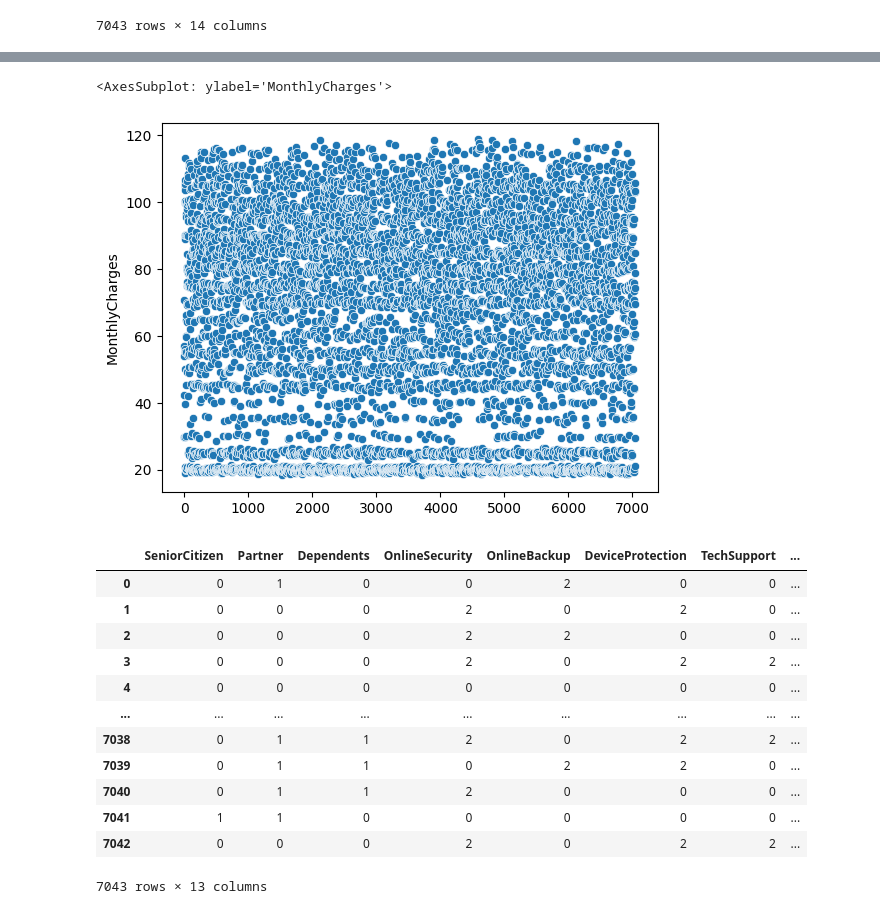
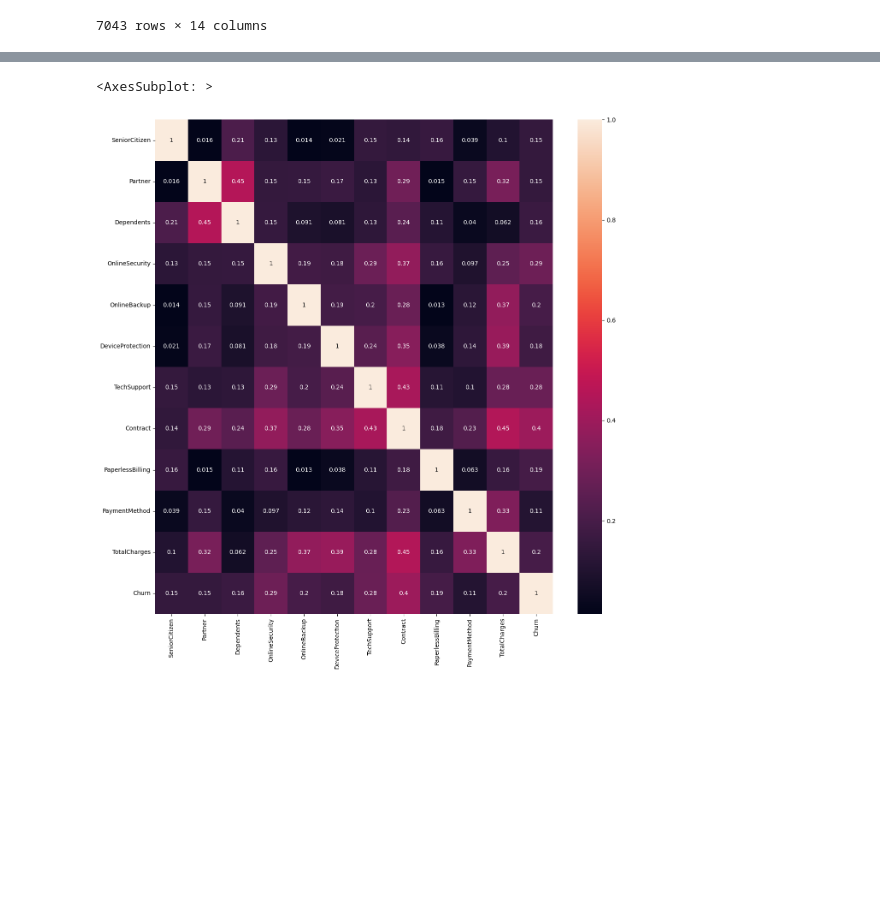
Before and after one commit to Shankar0x/CSE305_EnsembleChurnProject, a Jupyter notebook: main.ipynb, the cells around one changed output, grey strips where cells are left out. Saved outputs shown, nothing was run; the diff lists cells and outputs as text; code cells hidden in the pictures; blank space fills up the shorter version.

```diff
--- a/main.ipynb
+++ b/main.ipynb
@@ -219,32 +259,0 @@ df
-# %%
-# Plotting a scatter plot for monthly charges to note how spread out the data is.
-x = []
-for i in range(len(df['MonthlyCharges'])):
-    x.append(i)
-
-sb.scatterplot(data=df, y=df['MonthlyCharges'], x=x)
-# %% [output]
-<AxesSubplot: ylabel='MonthlyCharges'>
-[figure, removed]
-# %%
-# We can observe that monthly charges ranges equallly in the range (20, 120). We can scale this range to (0, 100) for simplifying calculations
-# and interpretations.
-# NOTE : not sure if min max scaling (or scaling in general) is appropirate here.
-
-min_max_scaler = MinMaxScaler(feature_range=(0,100))
-df['MonthlyCharges'] = min_max_scaler.fit_transform(df[['MonthlyCharges']])
-df
-# %% [output]
-|  | SeniorCitizen | Partner | Dependents | OnlineSecurity | OnlineBackup | DeviceProtection | TechSupport | ... |
-| 0 | 0 | 1 | 0 | 0 | 2 | 0 | 0 | ... |
-| 1 | 0 | 0 | 0 | 2 | 0 | 2 | 0 | ... |
-| 2 | 0 | 0 | 0 | 2 | 2 | 0 | 0 | ... |
-| 3 | 0 | 0 | 0 | 2 | 0 | 2 | 2 | ... |
-| 4 | 0 | 0 | 0 | 0 | 0 | 0 | 0 | ... |
-| ... | ... | ... | ... | ... | ... | ... | ... | ... |
-| 7038 | 0 | 1 | 1 | 2 | 0 | 2 | 2 | ... |
-| 7039 | 0 | 1 | 1 | 0 | 2 | 2 | 0 | ... |
-| 7040 | 0 | 1 | 1 | 2 | 0 | 0 | 0 | ... |
-| 7041 | 1 | 1 | 0 | 0 | 0 | 0 | 0 | ... |
-| 7042 | 0 | 0 | 0 | 2 | 0 | 2 | 2 | ... |
-7043 rows × 13 columns
@@ -251,3 +272,11 @@ df
+# %%
+# The new heatmap after dropping columns (for preventing multi collinearity problem).
+corr = abs(df.corr())
+plt.figure(figsize=(15,15))
+sb.heatmap(corr, annot=True)
+# %% [output]
+<AxesSubplot: >
+[figure, added]
 # %%
 # Plotting the total charges against churn rate to draw inferences.
 sb.relplot(x=df['TotalCharges'], y=df['Churn'])
```
Also changed, not shown: parts of 10 cells of this notebook.
